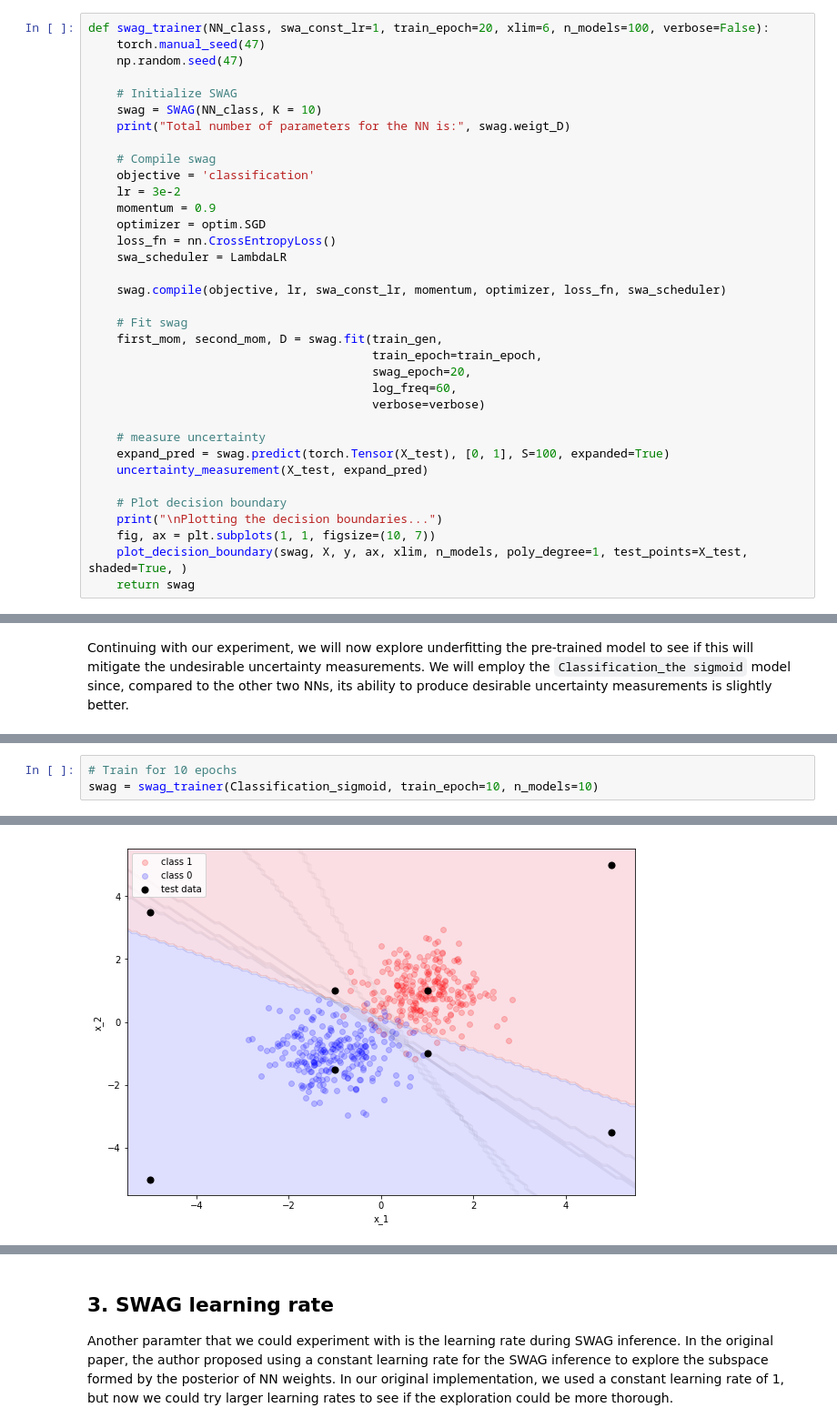
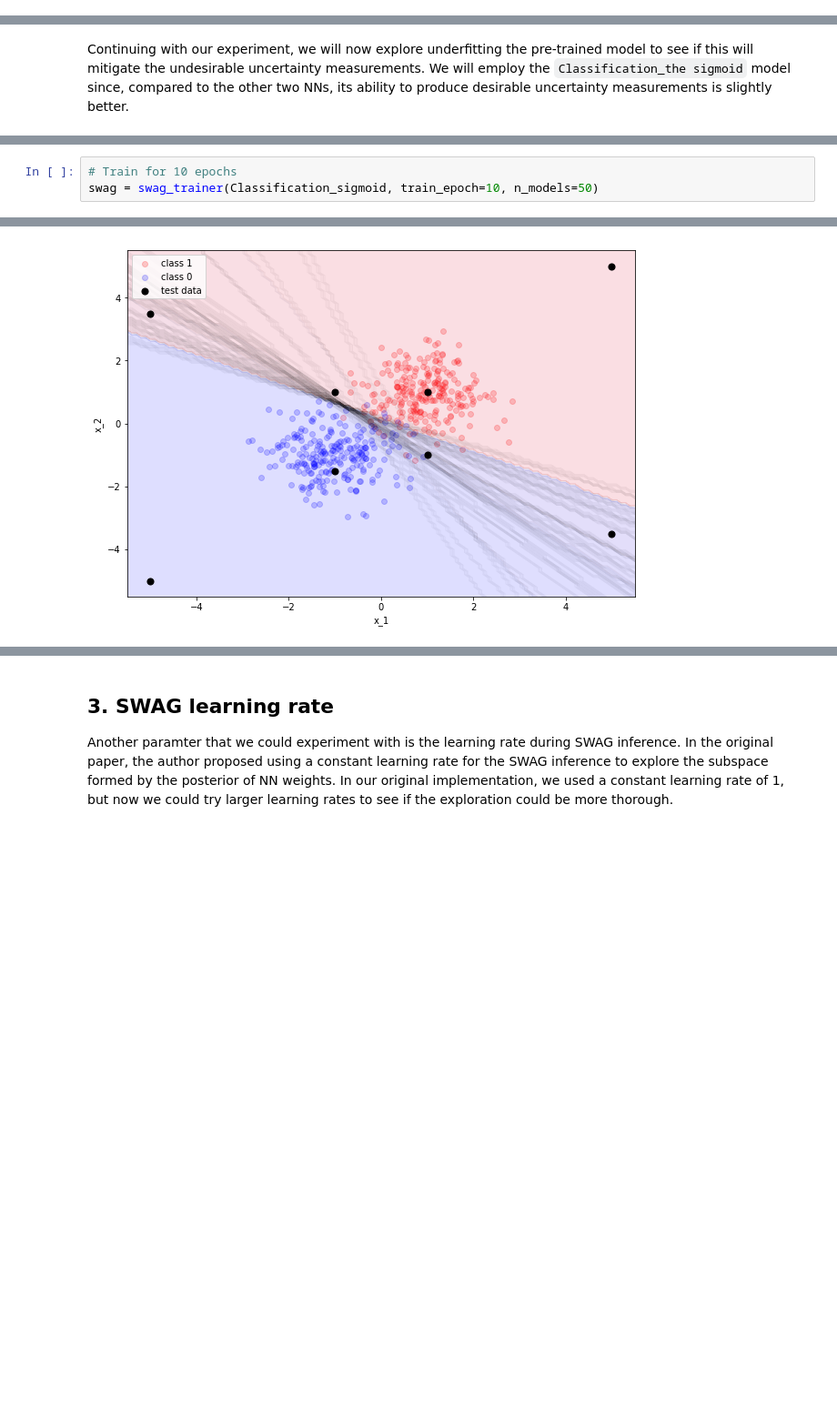
Before and after one commit to zihaoxu/swag_uncertainty, a Jupyter notebook: code/03_swag_classification.ipynb, the cells around one changed output, grey strips where cells are left out. Shown at 91% size. Saved outputs shown, nothing was run; the diff lists cells and outputs as text; blank space fills up the shorter version.

Commit message:
Finalize classification toy

```diff
--- a/code/03_swag_classification.ipynb
+++ b/code/03_swag_classification.ipynb
@@ -172,40 +235,5 @@ To counter this problem, we will explore a number of possibilities
 # %% [markdown]
 ## 1. Different activation functions
-# %%
-def swag_trainer(NN_class, swa_const_lr=1, train_epoch=20, xlim=6, n_models=100, verbose=False):
-    torch.manual_seed(47)
-    np.random.seed(47)
-
-    # Initialize SWAG
-    swag = SWAG(NN_class, K = 10)
-    print("Total number of parameters for the NN is:", swag.weigt_D)
-
-    # Compile swag
-    objective = 'classification'
-    lr = 3e-2
-    momentum = 0.9
-    optimizer = optim.SGD
-    loss_fn = nn.CrossEntropyLoss()
-    swa_scheduler = LambdaLR
-
-    swag.compile(objective, lr, swa_const_lr, momentum, optimizer, loss_fn, swa_scheduler)
-
-    # Fit swag
-    first_mom, second_mom, D = swag.fit(train_gen,
-                                        train_epoch=train_epoch,
-                                        swag_epoch=20,
-                                        log_freq=60,
-                                        verbose=verbose)
-
-    # measure uncertainty
-    expand_pred = swag.predict(torch.Tensor(X_test), [0, 1], S=100, expanded=True)
-    uncertainty_measurement(X_test, expand_pred)
-
-    # Plot decision boundary
-    print("\nPlotting the decision boundaries...")
-    fig, ax = plt.subplots(1, 1, figsize=(10, 7))
-    plot_decision_boundary(swag, X, y, ax, xlim, n_models, poly_degree=1, test_points=X_test, shaded=True, )
-    return swag
 # %%
 # Try sigmoid activation
 swag = swag_trainer(Classification_sigmoid)
@@ -284,24 +308,24 @@ Plotting the decision boundaries...
 # %%
 # Train for 10 epochs
-swag = swag_trainer(Classification_sigmoid, train_epoch=10, n_models=10)
+swag = swag_trainer(Classification_sigmoid, train_epoch=10, n_models=50)
 # %% [output]
 Total number of parameters for the NN is: 42
 Begin NN model training...
 
 Begin SWAG training...
 
 Begin uncertainty assessment...
 Test point: (-1, -1.5)  Variance in prediction: 0.0000
 Test point: (1, 1)      Variance in prediction: 0.0564
 Test point: (-5, -5)    Variance in prediction: 0.0000
 Test point: (5, 5)      Variance in prediction: 0.0564
 Test point: (-5, 3.5)   Variance in prediction: 0.2331
 Test point: (5, -3.5)   Variance in prediction: 0.2451
 Test point: (-1, 1)     Variance in prediction: 0.1411
 Test point: (1, -1)     Variance in prediction: 0.2419
 
 Plotting the decision boundaries...
-[figure, old version]
+[figure, new version]
 # %%
 # Predicting all X_test
 for i in range(20):
```
Also changed, not shown: parts of 31 cells of this notebook, 3 other files.
